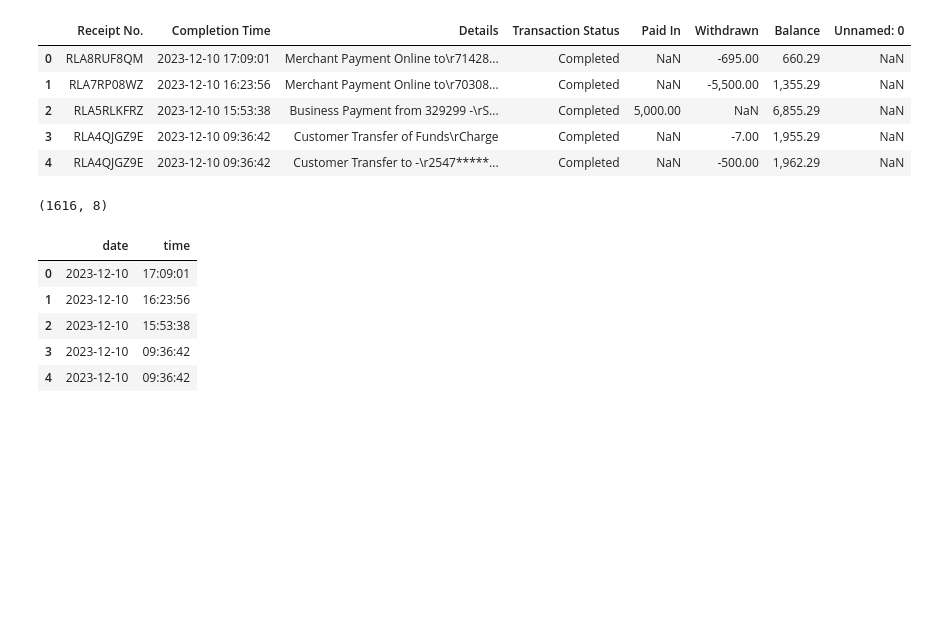
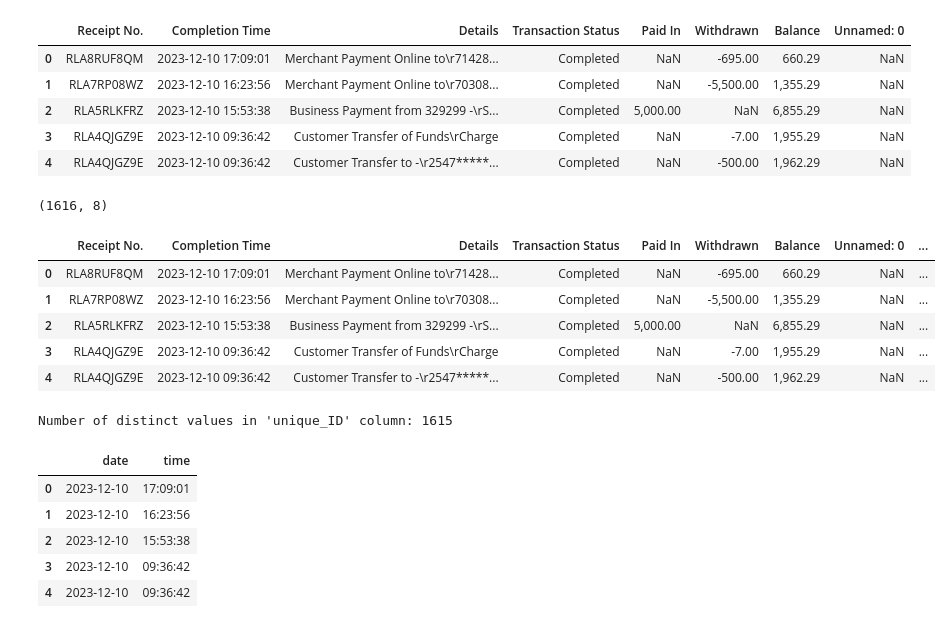
Before and after one commit to KilemiD/Extract_Table_From_PDF_in_Python, a Jupyter notebook: Extracting Table From PDF.ipynb, the cells around one changed output. Drawn from its saved outputs; the diff is of its cells as text; code cells hidden in the pictures; blank space fills up the shorter version.

Commit message:
Updated IDs on dataset, final dataset

```diff
--- a/Extracting Table From PDF.ipynb
+++ b/Extracting Table From PDF.ipynb
@@ -15,7 +15,7 @@ SyntaxError: invalid syntax (<ipython-input-33-e4191d56eeae>, line 4)
 #pip install tabula-py
 import tabula
 # %%
-pdf_path = "gakii_mpesa.pdf"
+pdf_path = "mpesa_transactions.pdf"
 # %%
 # Use tabula to extract tables from the PDF
 tables = tabula.read_pdf(pdf_path, pages='all')# Use tabula to extract tables from the PDF
@@ -71,6 +71,32 @@ combined_filtered_df.head()
 combined_filtered_df.shape
 # %% [output]
 (1616, 8)
+# %%
+#add unique user_ID to dataset
+import random
+
+# Function to generate a unique random ID
+def generate_unique_id(length=6):
+    return ''.join(str(random.randint(0, 9)) for _ in range(length))
+# %%
+# Add a column of unique IDs
+combined_filtered_df['unique_ID'] = combined_filtered_df.apply(lambda _: generate_unique_id(), axis=1)
+# %%
+# Print the dataset with unique IDs
+combined_filtered_df.head()
+# %% [output]
+|  | Receipt No. | Completion Time | Details | Transaction Status | Paid In | Withdrawn | Balance | Unnamed: 0 | ... |
+| 0 | RLA8RUF8QM | 2023-12-10 17:09:01 | Merchant Payment Online to\r71428... | Completed | NaN | -695.00 | 660.29 | NaN | ... |
+| 1 | RLA7RP08WZ | 2023-12-10 16:23:56 | Merchant Payment Online to\r70308... | Completed | NaN | -5,500.00 | 1,355.29 | NaN | ... |
+| 2 | RLA5RLKFRZ | 2023-12-10 15:53:38 | Business Payment from 329299 -\rS... | Completed | 5,000.00 | NaN | 6,855.29 | NaN | ... |
+| 3 | RLA4QJGZ9E | 2023-12-10 09:36:42 | Customer Transfer of Funds\rCharge | Completed | NaN | -7.00 | 1,955.29 | NaN | ... |
+| 4 | RLA4QJGZ9E | 2023-12-10 09:36:42 | Customer Transfer to -\r2547*****... | Completed | NaN | -500.00 | 1,962.29 | NaN | ... |
+# %%
+# Check the number of distinct values in the 'unique_ID' column
+distinct_count = combined_filtered_df['unique_ID'].nunique()
+print("Number of distinct values in 'unique_ID' column:", distinct_count)
+# %% [output]
+Number of distinct values in 'unique_ID' column: 1615
 # %%
 combined_filtered_df.to_csv('gakii_mpesa_statement.csv',index=False)
 # %%
```
Also changed, not shown: parts of 1 cell of this notebook, 2 other files.
